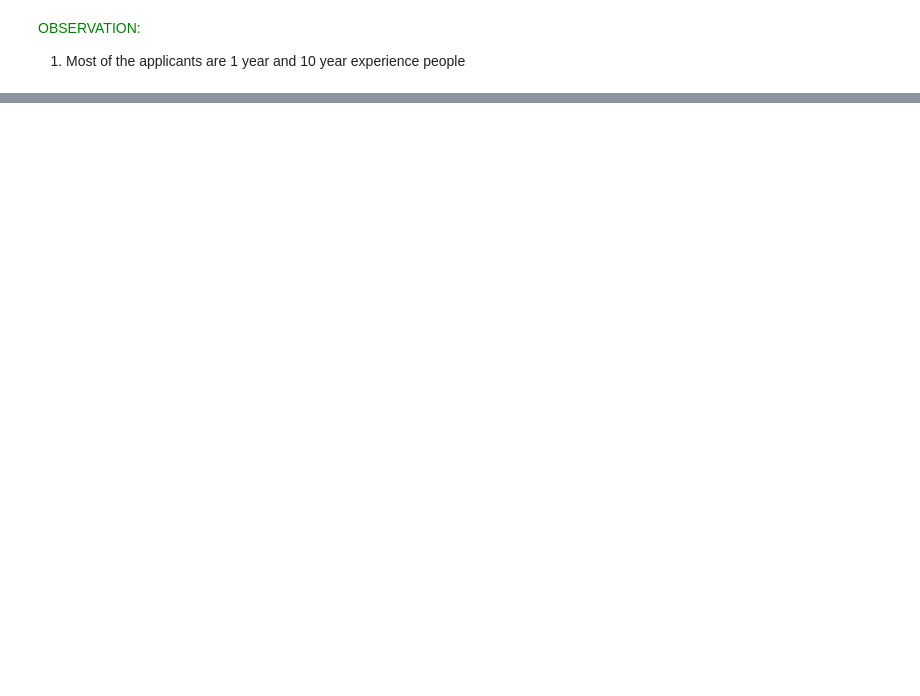
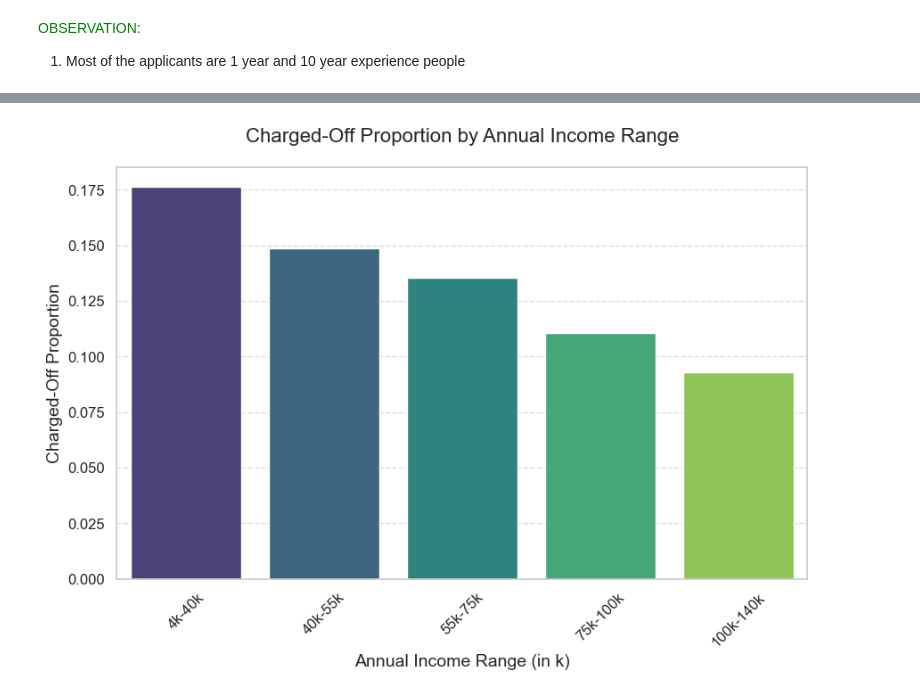
Before and after one commit to sunilkumarrudragada/LendingClubCaseStudy, a Jupyter notebook: sunil_kumar.ipynb, the cells around one changed output, grey strips where cells are left out. Drawn from its saved outputs; the diff is of its cells as text; code cells hidden in the pictures; blank space fills up the shorter version.

```diff
--- a/sunil_kumar.ipynb
+++ b/sunil_kumar.ipynb
@@ -847,0 +889,4 @@ plt.show()
+# %%
+int_rate_bins = [5.42, 8.9, 11.71, 14.26, 17, 22.11]
+int_rate_labels = ['very_low', 'low', 'medium', 'high', 'very_high']
+df['int_rate_bins'] = pd.cut(x=df['int_rate'], bins=int_rate_bins, labels=int_rate_labels, right=True)
@@ -847,0 +905,4 @@ plt.show()
+# %%
+annual_inc_bins = [4000, 40000, 55000, 75000, 100000, 140000]
+annual_inc_labels = ['4k-40k', '40k-55k', '55k-75k', '75k-100k', '100k-140k']
+df['annual_inc_bins'] = pd.cut(x=df['annual_inc'], bins=annual_inc_bins, labels=annual_inc_labels, right=True)
@@ -847,0 +921,4 @@ plt.show()
+# %%
+dti_bins = [0, 8.36, 13.57, 18.73, 24, 29.99]
+dti_labels = ['very_low', 'low', 'medium', 'high', 'very_high']
+df['dti_bins'] = pd.cut(x=df['dti'], bins=dti_bins, labels=dti_labels, right=True)
@@ -847,0 +936,8 @@ plt.show()
+# %%
+# Annual income range vs loan status
+ann_inc_range_vs_status=df.groupby(['annual_inc_bins', 'loan_status'])['loan_status'].count().unstack().fillna(0).reset_index()
+# Calculating total loans in each annual income bucket:
+ann_inc_range_vs_status['total']= ann_inc_range_vs_status['Charged Off'] + ann_inc_range_vs_status['Fully Paid']
+# Calculating Chargedoff_Proportion:
+ann_inc_range_vs_status['charged_off_proportion']= ann_inc_range_vs_status['Charged Off']/ann_inc_range_vs_status['total']
+ann_inc_range_vs_status.sort_values('charged_off_proportion', ascending=False)
@@ -847,0 +951,19 @@ plt.show()
+# %%
+plt.figure(figsize=(10, 6))
+sns.set_theme(style="whitegrid")
+
+ax = sns.barplot(data=ann_inc_range_vs_status, x='annual_inc_bins', y='charged_off_proportion', palette="viridis")
+
+ax.set_title('Charged-Off Proportion by Annual Income Range', fontsize=16, pad=20)
+ax.set_xlabel('Annual Income Range (in k)', fontsize=14)
+ax.set_ylabel('Charged-Off Proportion', fontsize=14)
+
+
+plt.xticks(rotation=45, fontsize=12)
+plt.yticks(fontsize=12)
+
+plt.grid(axis='y', linestyle='--', alpha=0.7)
+
+plt.show()
+# %% [output]
+[figure, added]
```
Also changed, not shown: parts of 42 cells of this notebook.
